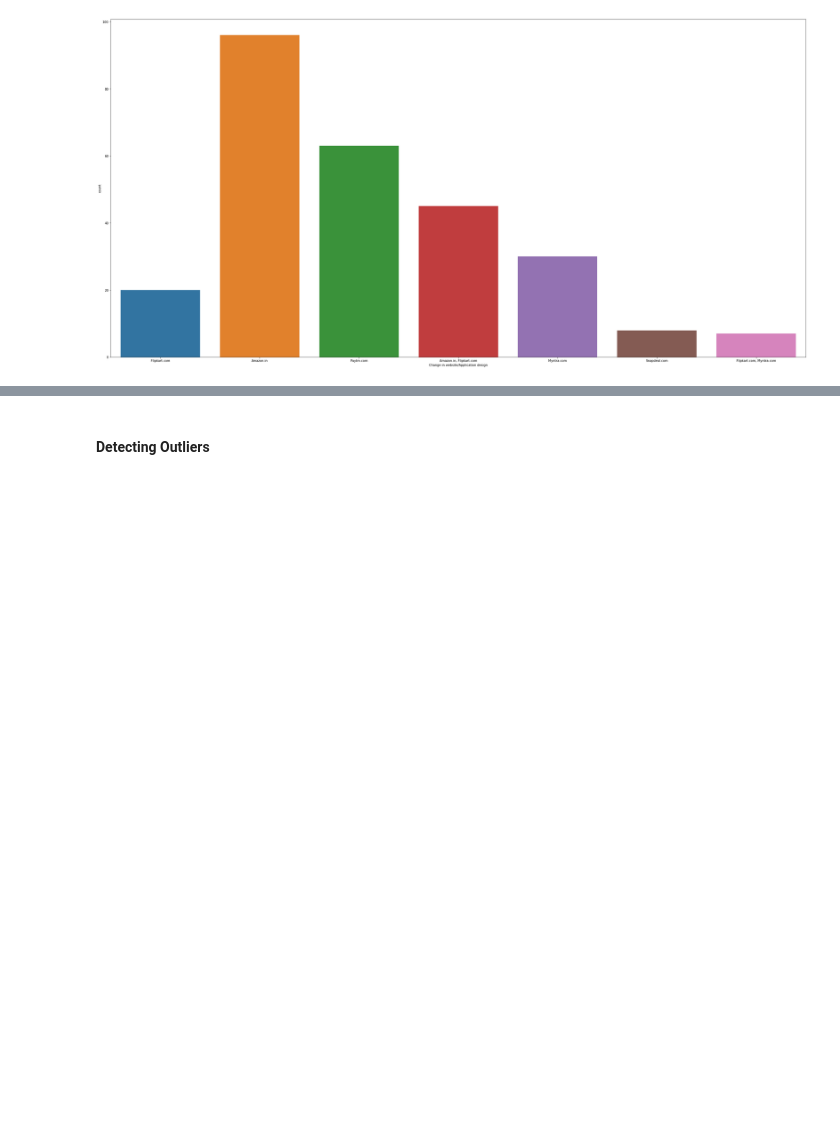
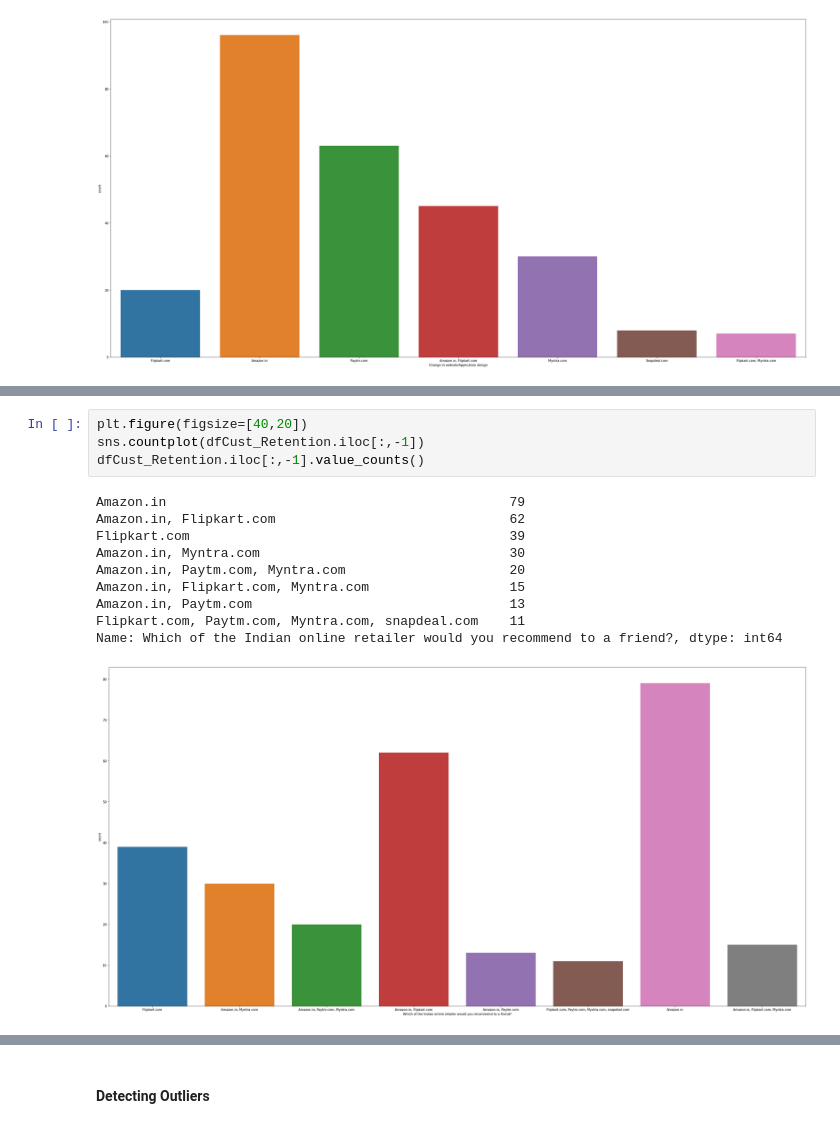
Before and after one commit to Tat1313/Internship, a Jupyter notebook: Project - Customer Retention.ipynb, the cells around one changed output, grey strips where cells are left out. Saved outputs shown, nothing was run; the diff lists cells and outputs as text; blank space fills up the shorter version.

```diff
--- a/Project - Customer Retention.ipynb
+++ b/Project - Customer Retention.ipynb
@@ -1129,0 +554,15 @@ Name: 47 Getting value for money spent, dtype: int64
+# %%
+plt.figure(figsize=[40,20])
+sns.countplot(dfCust_Retention.iloc[:,-1])
+dfCust_Retention.iloc[:,-1].value_counts()
+# %% [output]
+Amazon.in                                            79
+Amazon.in, Flipkart.com                              62
+Flipkart.com                                         39
+Amazon.in, Myntra.com                                30
+Amazon.in, Paytm.com, Myntra.com                     20
+Amazon.in, Flipkart.com, Myntra.com                  15
+Amazon.in, Paytm.com                                 13
+Flipkart.com, Paytm.com, Myntra.com, snapdeal.com    11
+Name: Which of the Indian online retailer would you recommend to a friend?, dtype: int64
+[figure, added]
```
Also changed, not shown: parts of 170 cells of this notebook, 1 other file.
